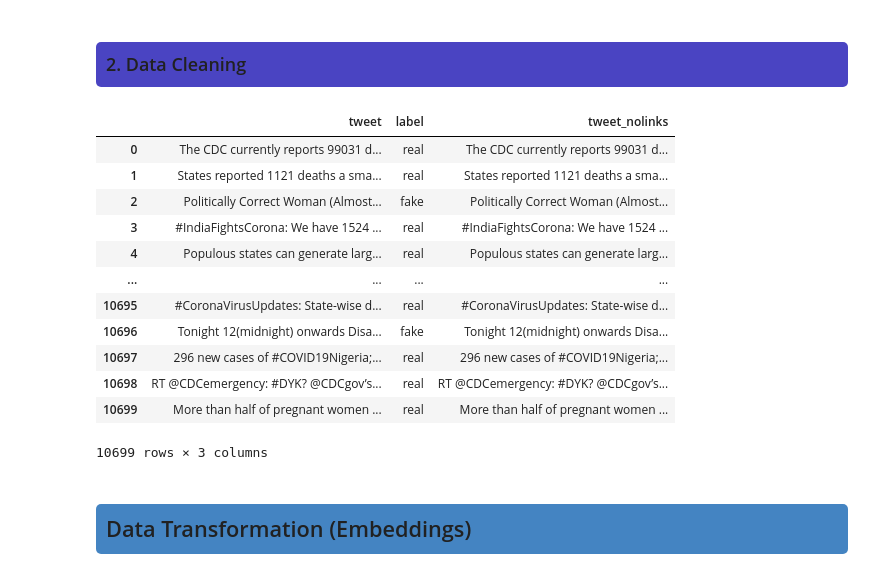
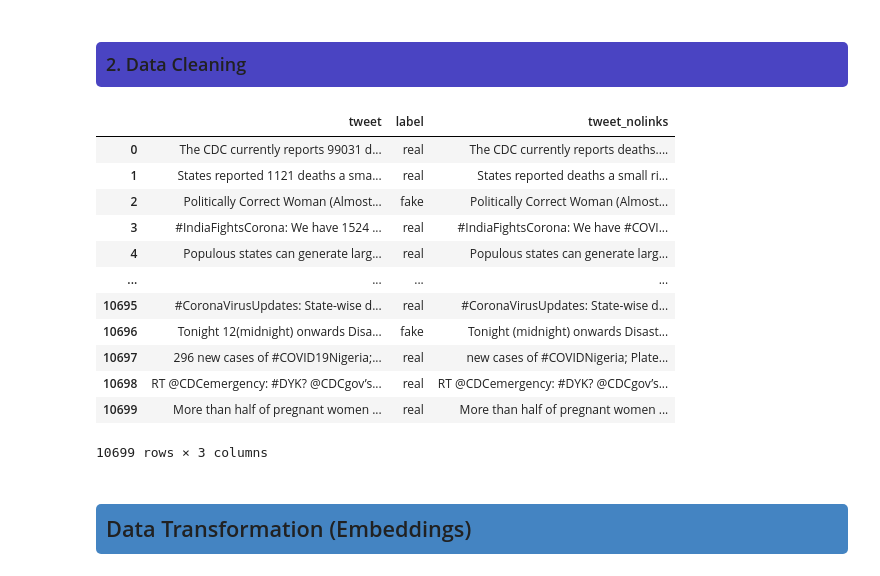
Before and after one commit to MiguelAruiz/MachineLearning-24-25-ProgressTasks, a Jupyter notebook: Progress_Task_3/TopicModeling.ipynb, the cells around one changed output. Saved outputs shown, nothing was run; the diff lists cells and outputs as text; code cells hidden in the pictures.

Commit message:
refine tweet processing and BERTopic representation

```diff
--- a/Progress_Task_3/TopicModeling.ipynb
+++ b/Progress_Task_3/TopicModeling.ipynb
@@ -52,29 +54,31 @@ tweets['tweet'] = tweets['tweet'].apply(html.unescape)
 # %%
 processed_tweets = tweets.copy()
 processed_tweets = processed_tweets.drop_duplicates(subset='tweet', keep='first')
 
 # remove links
 def filter(tweet:str):
     # https://stackoverflow.com/questions/3809401/what-is-a-good-regular-expression-to-match-a-url#3809435
-    return re.sub(r'[-a-zA-Z0-9@:%._\+~#=]{1,256}\.[a-zA-Z0-9()]{1,6}\b([-a-zA-Z0-9()@:%_\+.~#?&//=]*)','',tweet)
+    tweet = re.sub(r'https?:\/\/(www\.)?[-a-zA-Z0-9@:%._\+~#=]{1,256}\.[a-zA-Z0-9()]{1,6}\b([-a-zA-Z0-9()@:%_\+.~#?&//=]*)', '', tweet)
+    tweet = re.sub(r'\d+', '', tweet) # remove numbers, not useful for topic modeling
+    return tweet
 
 processed_tweets['tweet_nolinks'] = processed_tweets['tweet'].apply(filter)
 
 # Recalculate indexes
 processed_tweets['tweet'].reset_index(drop=True, inplace=True)
 
 processed_tweets
 # %% [output]
 |  | tweet | label | tweet_nolinks |
-| 0 | The CDC currently reports 99031 d... | real | The CDC currently reports 99031 d... |
-| 1 | States reported 1121 deaths a sma... | real | States reported 1121 deaths a sma... |
+| 0 | The CDC currently reports 99031 d... | real | The CDC currently reports deaths.... |
+| 1 | States reported 1121 deaths a sma... | real | States reported deaths a small ri... |
 | 2 | Politically Correct Woman (Almost... | fake | Politically Correct Woman (Almost... |
-| 3 | #IndiaFightsCorona: We have 1524 ... | real | #IndiaFightsCorona: We have 1524 ... |
+| 3 | #IndiaFightsCorona: We have 1524 ... | real | #IndiaFightsCorona: We have #COVI... |
 | 4 | Populous states can generate larg... | real | Populous states can generate larg... |
 | ... | ... | ... | ... |
 | 10695 | #CoronaVirusUpdates: State-wise d... | real | #CoronaVirusUpdates: State-wise d... |
-| 10696 | Tonight 12(midnight) onwards Disa... | fake | Tonight 12(midnight) onwards Disa... |
-| 10697 | 296 new cases of #COVID19Nigeria;... | real | 296 new cases of #COVID19Nigeria;... |
+| 10696 | Tonight 12(midnight) onwards Disa... | fake | Tonight (midnight) onwards Disast... |
+| 10697 | 296 new cases of #COVID19Nigeria;... | real | new cases of #COVIDNigeria; Plate... |
 | 10698 | RT @CDCemergency: #DYK? @CDCgov’s... | real | RT @CDCemergency: #DYK? @CDCgov’s... |
 | 10699 | More than half of pregnant women ... | real | More than half of pregnant women ... |
 10699 rows × 3 columns
```
Also changed, not shown: parts of 7 cells of this notebook.
